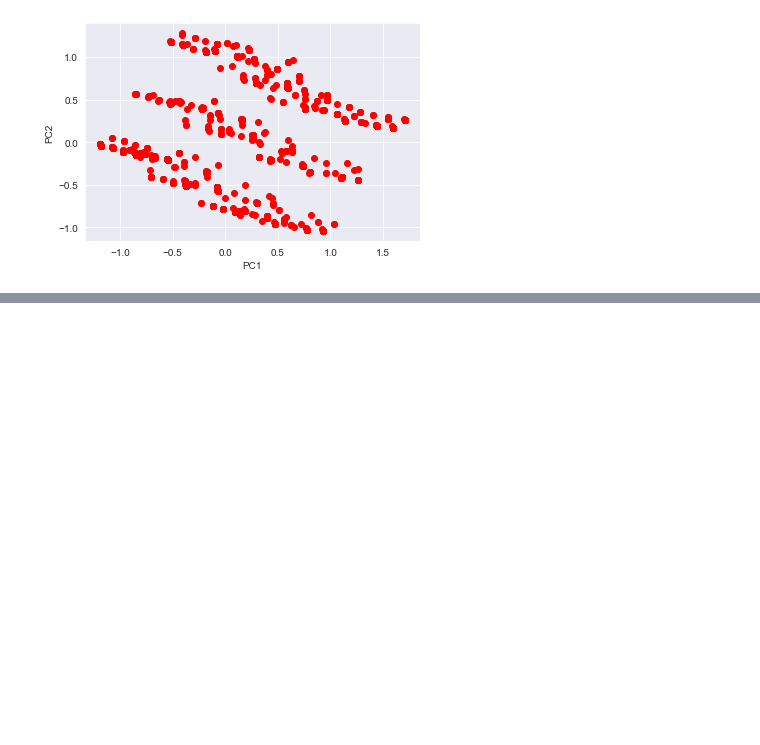
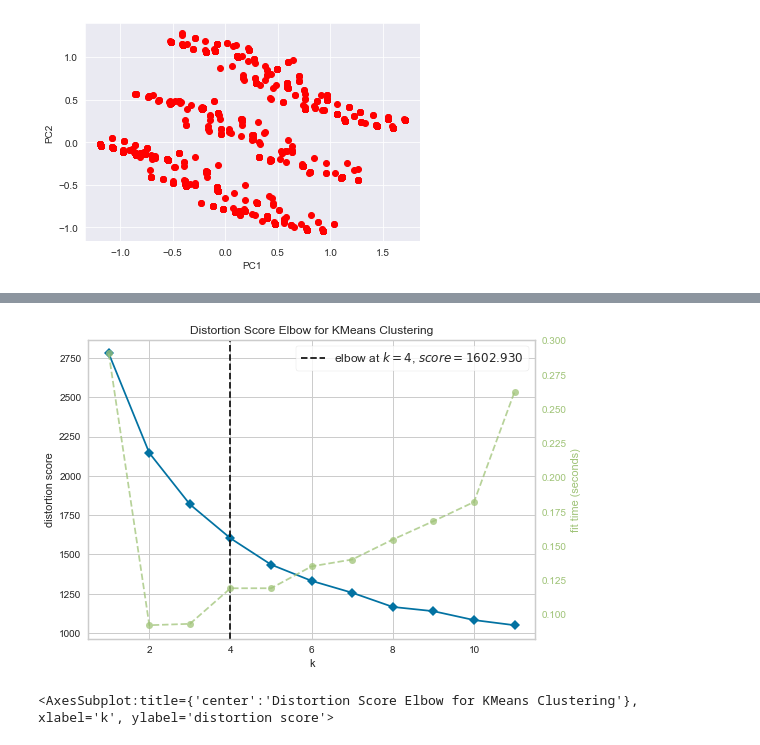
Before and after one commit to bharxhav/mcdonalds-market-segmentation, a Jupyter notebook: market-segmentation.ipynb, the cells around one changed output, grey strips where cells are left out. Drawn from its saved outputs; the diff is of its cells as text; code cells hidden in the pictures; blank space fills up the shorter version.

```diff
--- a/market-segmentation.ipynb
+++ b/market-segmentation.ipynb
@@ -240,0 +216,3 @@ plt.show()
+# %%
+df_bin = df.iloc[:, :11]
+df_bin
@@ -240,0 +233,11 @@ plt.show()
+# %%
+from sklearn.cluster import KMeans
+from yellowbrick.cluster import KElbowVisualizer
+
+kmeans = KMeans()
+
+vis = KElbowVisualizer(kmeans, k=(1, 12)).fit(df_bin)
+vis.show()
+# %% [output]
+[figure, added]
+<AxesSubplot:title={'center':'Distortion Score Elbow for KMeans Clustering'}, xlabel='k', ylabel='distortion score'>
```
Also changed, not shown: parts of 11 cells of this notebook.
